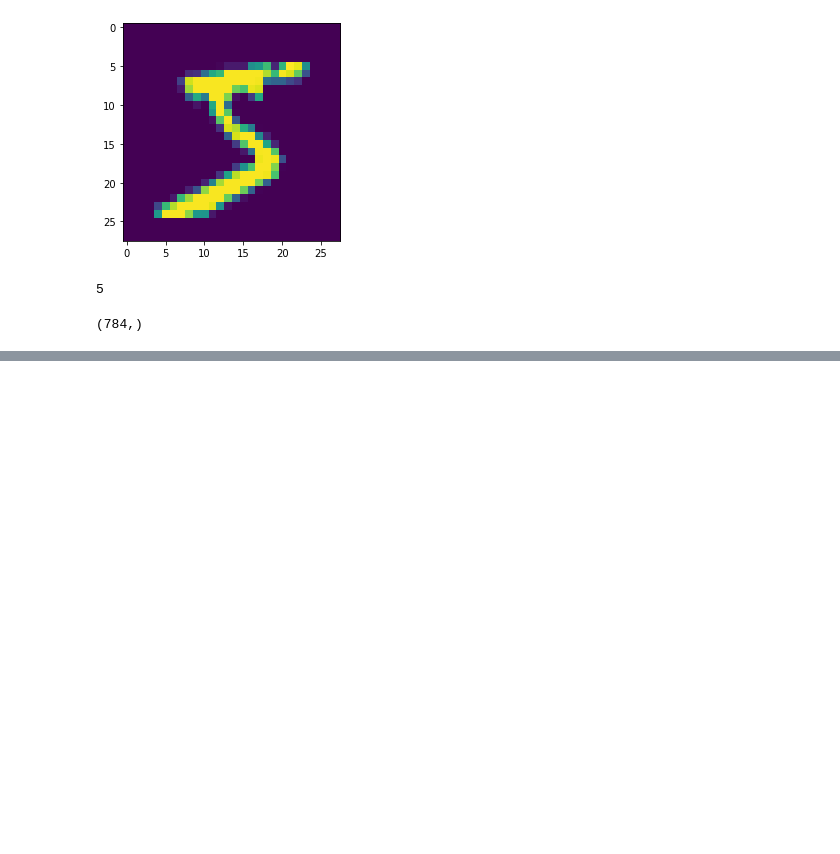
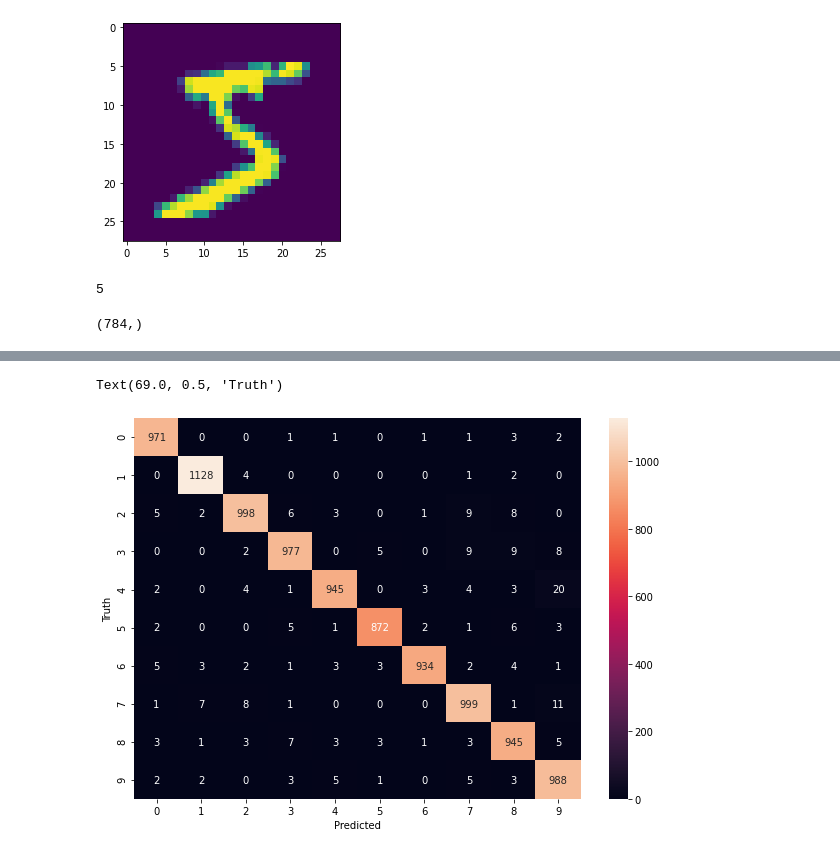
Before and after one commit to Bhaskar-maity/Deep-Learning-Notebooks, a Jupyter notebook: Hand-Wriitern-Digit-Classifer.ipynb, the cells around one changed output, grey strips where cells are left out. Drawn from its saved outputs; the diff is of its cells as text; code cells hidden in the pictures; blank space fills up the shorter version.

```diff
--- a/Hand-Wriitern-Digit-Classifer.ipynb
+++ b/Hand-Wriitern-Digit-Classifer.ipynb
@@ -212,0 +163,17 @@ sum.shape
+# %%
+# build model
+# sequential
+model = keras.Sequential([
+      # 1 hidden layer shape 100 node, activation = rectified linear unit (y = max(0, x))
+      keras.layers.Dense(100, input_shape=(784,), activation='relu'),
+      # output layer shape-10, input layer shape-autometic, activation function
+      keras.layers.Dense(10, activation='sigmoid')
+])
+
+model.compile(
+    optimizer='adam',
+    loss='sparse_categorical_crossentropy',
+    metrics=['accuracy']
+)
+
+model.fit(xtrain_flatten, ytrain, epochs=5)
@@ -212,0 +200,12 @@ sum.shape
+# %%
+ytest_predict = model.predict(xtest_flatten)
+ytest_predict_lables = [np.argmax(i) for i in ytest_predict]
+# %%
+confiusion_matrix = tf.math.confusion_matrix(labels=ytest,predictions=ytest_predict_lables)
+plt.figure(figsize = (10,7))
+sn.heatmap(confiusion_matrix, annot=True, fmt='d')
+plt.xlabel('Predicted')
+plt.ylabel('Truth')
+# %% [output]
+Text(69.0, 0.5, 'Truth')
+[figure, added]
```
Also changed, not shown: parts of 35 cells of this notebook.
